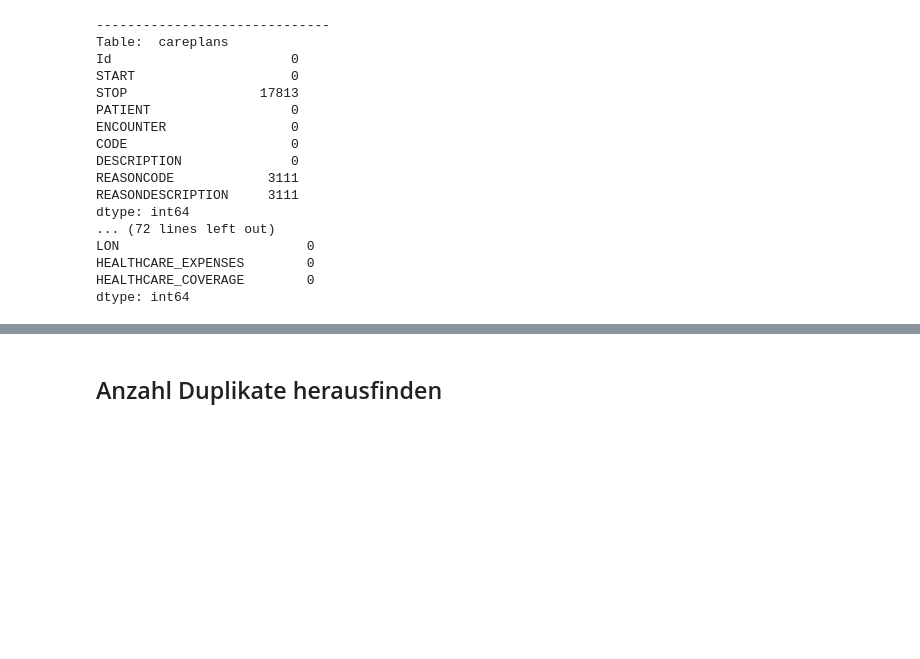
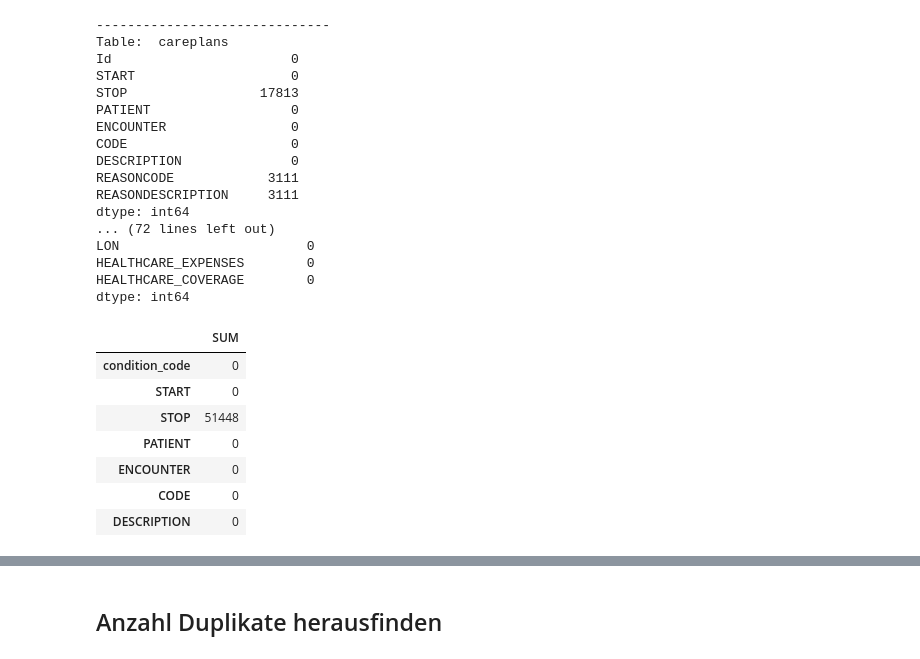
Before and after one commit to Fuenfgeld/DMA2022DataProjectA, a Jupyter notebook: Testing/daten_qualitaet.ipynb, the cells around one changed output, grey strips where cells are left out. Cells and saved outputs as stored; diff of their text form; code cells hidden in the pictures; blank space fills up the shorter version.

```diff
--- a/Testing/daten_qualitaet.ipynb
+++ b/Testing/daten_qualitaet.ipynb
@@ -52,3 +56,19 @@ LON                        0
 HEALTHCARE_EXPENSES        0
 HEALTHCARE_COVERAGE        0
 dtype: int64
+# %%
+a = pd.DataFrame(list_of_dfs[0][0], columns = ['SUM'])
+b = pd.DataFrame(list_of_dfs[1][0], columns = ['SUM'])
+c = pd.DataFrame(list_of_dfs[2][0], columns = ['SUM'])
+d = pd.DataFrame(list_of_dfs[3][0], columns = ['SUM'])
+e = pd.DataFrame(list_of_dfs[4][0], columns = ['SUM'])
+f = pd.DataFrame(list_of_dfs[5][0], columns = ['SUM'])
+# %% [output]
+|  | SUM |
+| condition_code | 0 |
+| START | 0 |
+| STOP | 51448 |
+| PATIENT | 0 |
+| ENCOUNTER | 0 |
+| CODE | 0 |
+| DESCRIPTION | 0 |
```
Also changed, not shown: parts of 4 cells of this notebook, 1 other file.
